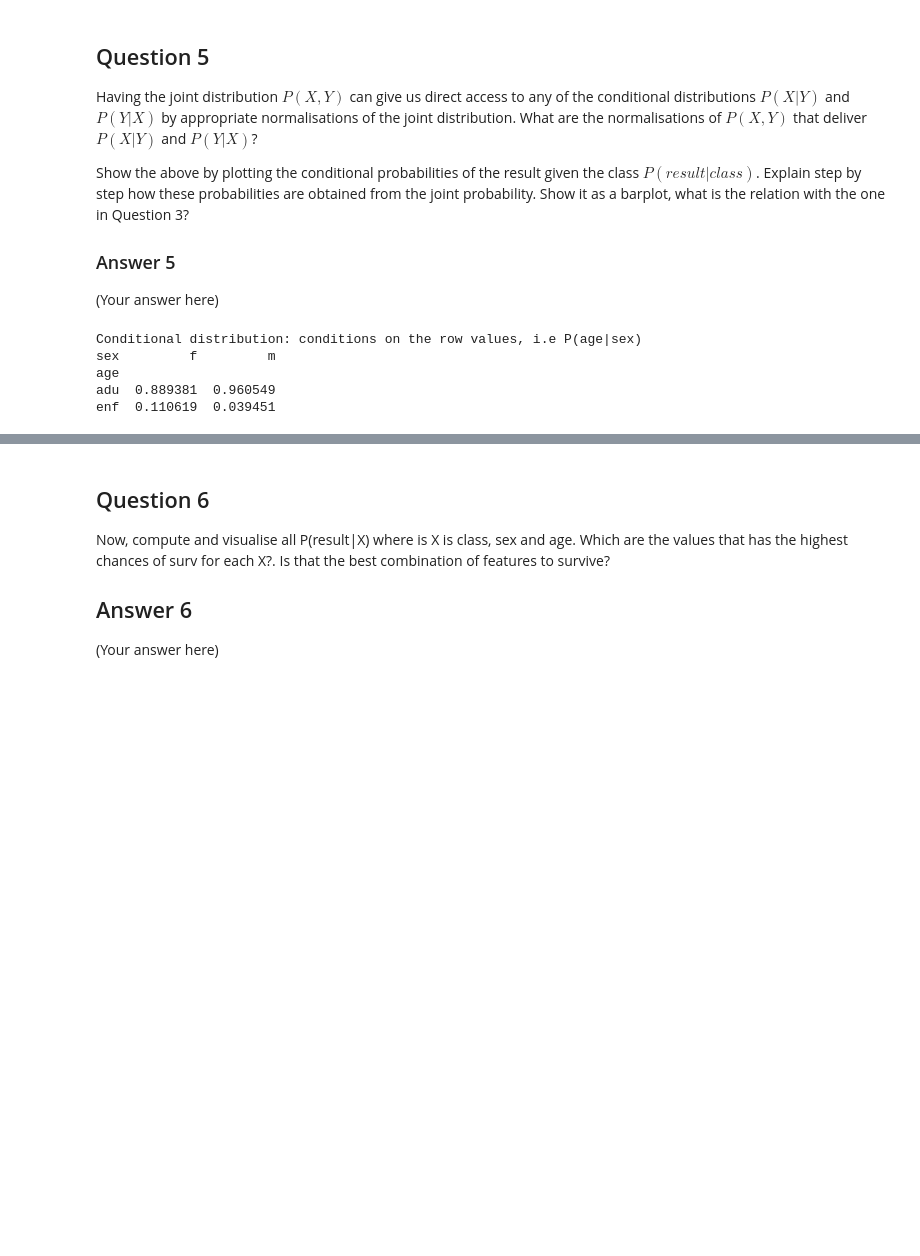
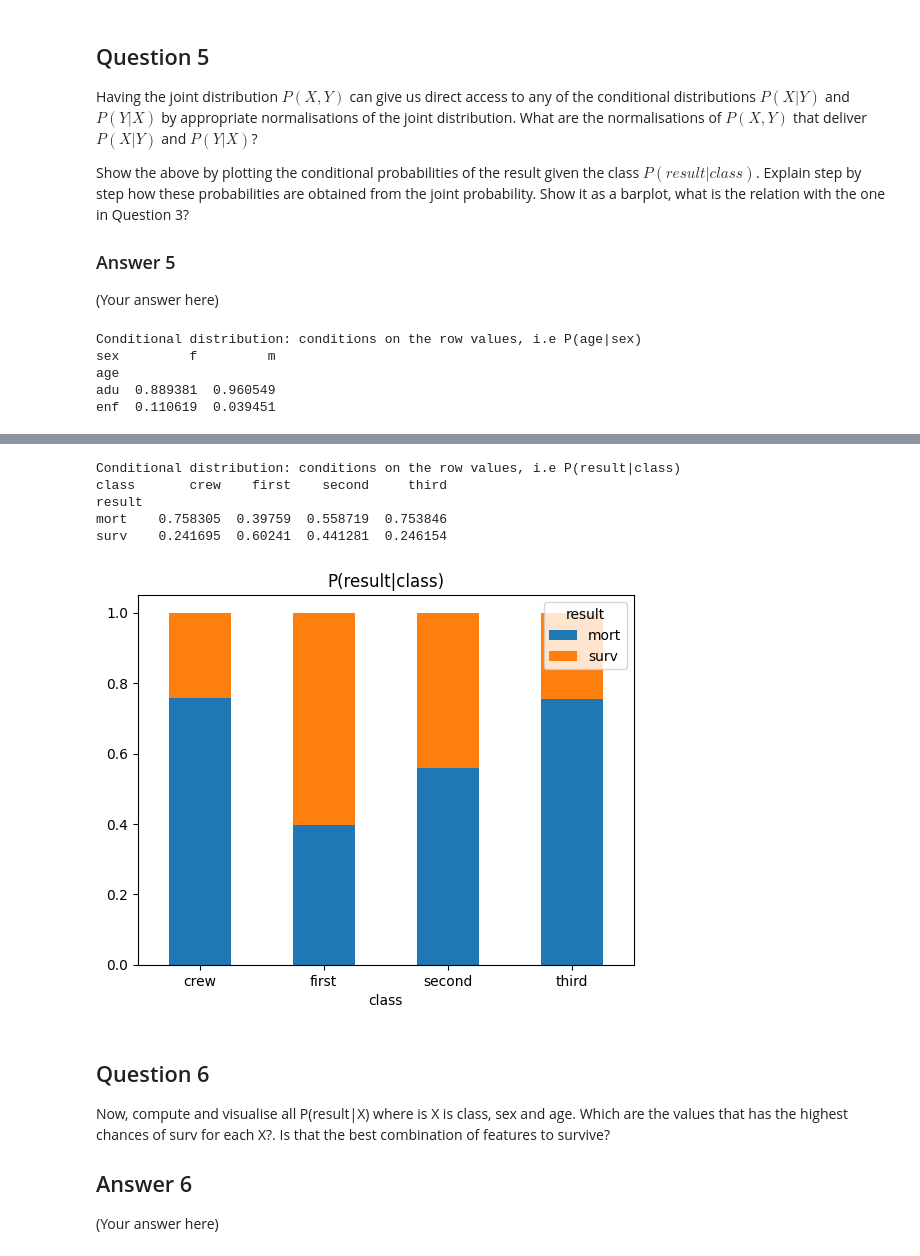
Before and after one commit to Arkanthara/data-mining, a Jupyter notebook: TP1a.ipynb, the cells around one changed output, grey strips where cells are left out. Saved outputs shown, nothing was run; the diff lists cells and outputs as text; code cells hidden in the pictures; blank space fills up the shorter version.

```diff
--- a/TP1a.ipynb
+++ b/TP1a.ipynb
@@ -345,25 +463,38 @@ Show the above by plotting the conditional probabilities of the result given the
 # %%
 ###################################
 ## Conditional distribution
 ###################################
 
 # Using normalize
 conditionalDistributionColRow = pd.crosstab(index=myDataDisc['sex'], columns=myDataDisc['age'],normalize='index')
 print("Conditional distribution: conditions on the row values, i.e P(age|sex)")
 print(conditionalDistributionColRow.transpose())
 conditionalDistributionColRow.plot(kind="bar", stacked=True, rot=0, title="P(age|sex)")
+plt.show()
 
 # From the joint distribution
 jointDistribution = pd.crosstab(index=myDataDisc['class'], columns=myDataDisc['result'],normalize='all')
 
 ########## YOUR CODE HERE ##########
+
+conditionalDistributionColRow_2= jointDistribution.T / jointDistribution.sum(axis=1)
+print("Conditional distribution: conditions on the row values, i.e P(result|class)")
+print(conditionalDistributionColRow_2)
+conditionalDistributionColRow_2.T.plot(kind='bar', stacked=True, rot=0, title="P(result|class)")
+plt.show()
 # %% [output]
 Conditional distribution: conditions on the row values, i.e P(age|sex)
 sex         f         m
 age
 adu  0.889381  0.960549
 enf  0.110619  0.039451
 [figure]
+Conditional distribution: conditions on the row values, i.e P(result|class)
+class       crew    first    second     third
+result
+mort    0.758305  0.39759  0.558719  0.753846
+surv    0.241695  0.60241  0.441281  0.246154
+[figure, added]
 # %% [markdown]
 ## Question 6
 Now, compute and visualise all P(result|X) where is X is class, sex and age. Which are the values that has the highest chances of surv for each X?. Is that the best combination of features to survive?
```
Also changed, not shown: parts of 10 cells of this notebook.
